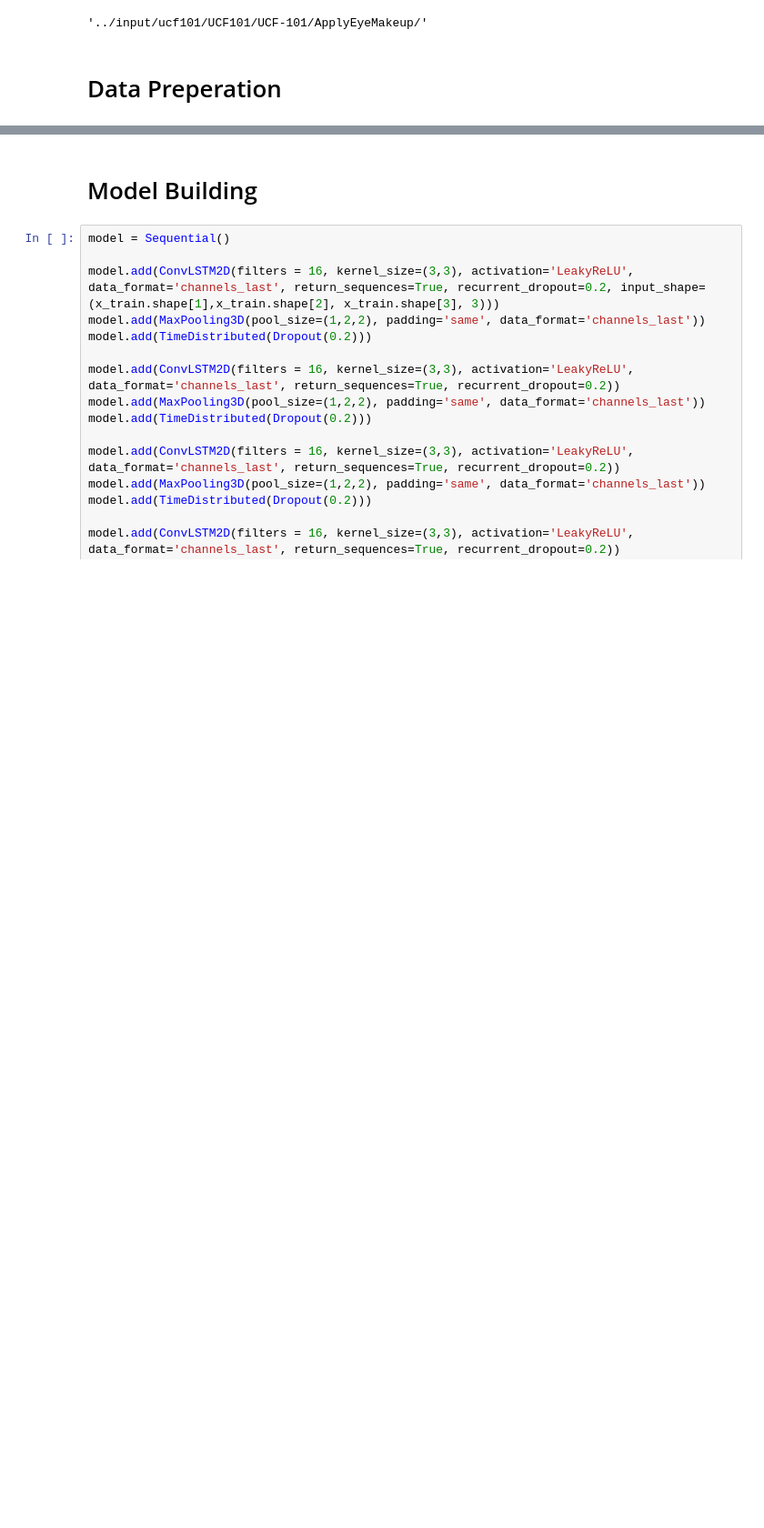
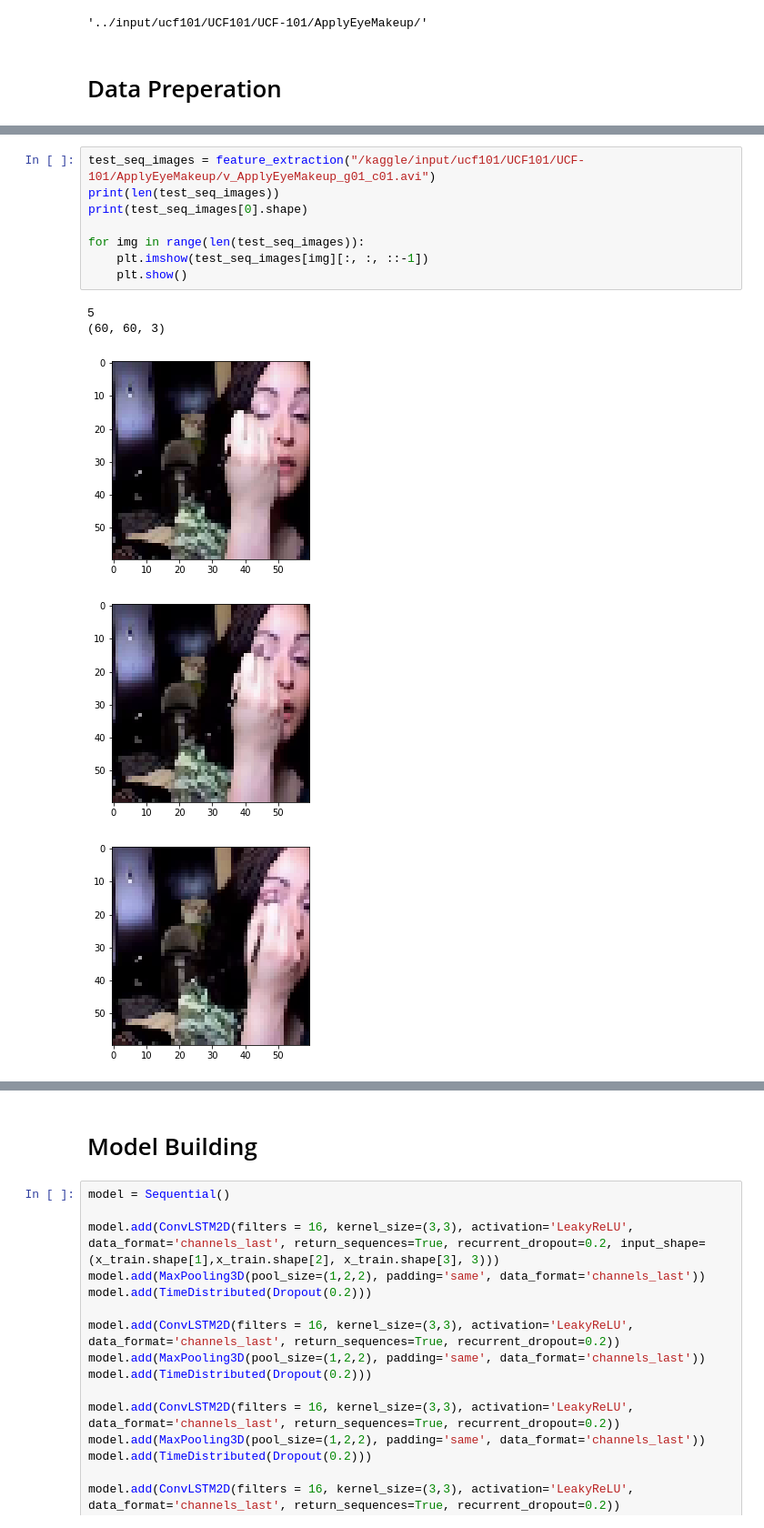
Before and after one commit to anhvu2501/action_recognition, a Jupyter notebook: action-recognition-cnn-lstm.ipynb, the cells around one changed output, grey strips where cells are left out. Shown at 91% size. Saved outputs shown, nothing was run; the diff lists cells and outputs as text; blank space fills up the shorter version.

```diff
--- a/action-recognition-cnn-lstm.ipynb
+++ b/action-recognition-cnn-lstm.ipynb
@@ -113 +101,15 @@ def feature_extraction(video_path):
     return frames_list
+# %%
+test_seq_images = feature_extraction("/kaggle/input/ucf101/UCF101/UCF-101/ApplyEyeMakeup/v_ApplyEyeMakeup_g01_c01.avi")
+print(len(test_seq_images))
+print(test_seq_images[0].shape)
+
+for img in range(len(test_seq_images)):
+    plt.imshow(test_seq_images[img][:, :, ::-1])
+    plt.show()
+# %% [output]
+5
+(60, 60, 3)
+[figure, added]
+[figure, added]
+[figure, added]
```
Also changed, not shown: parts of 16 cells of this notebook.
